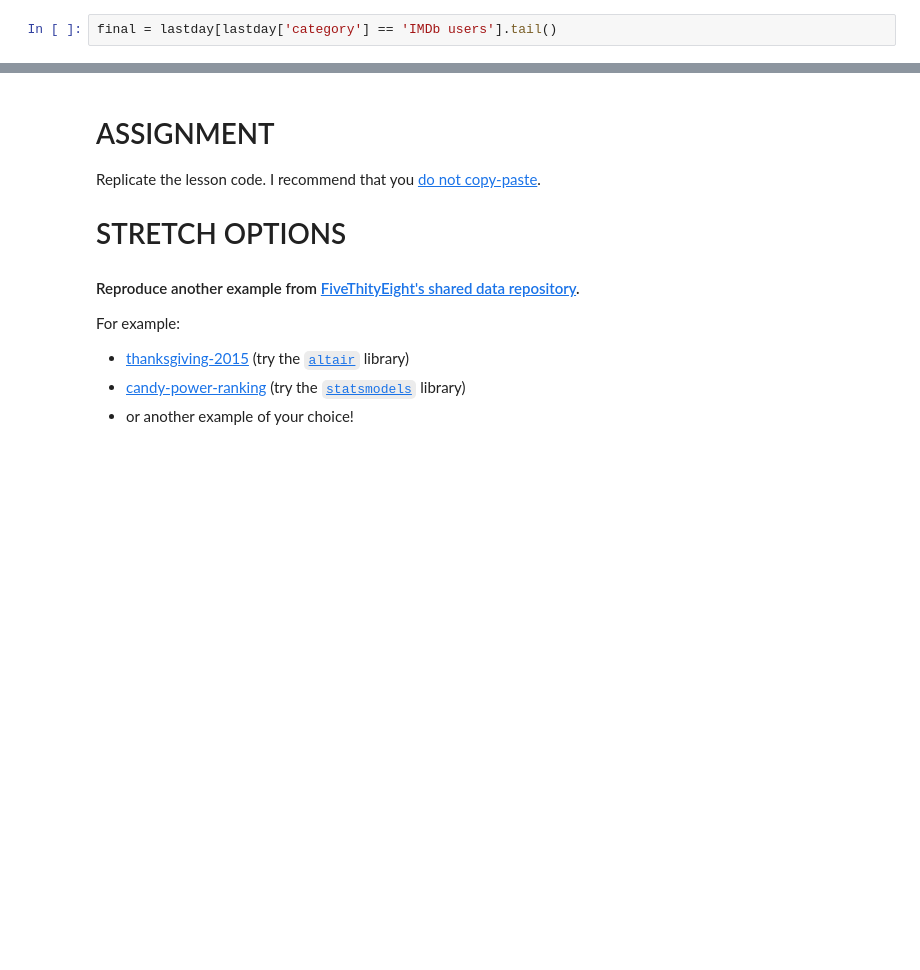
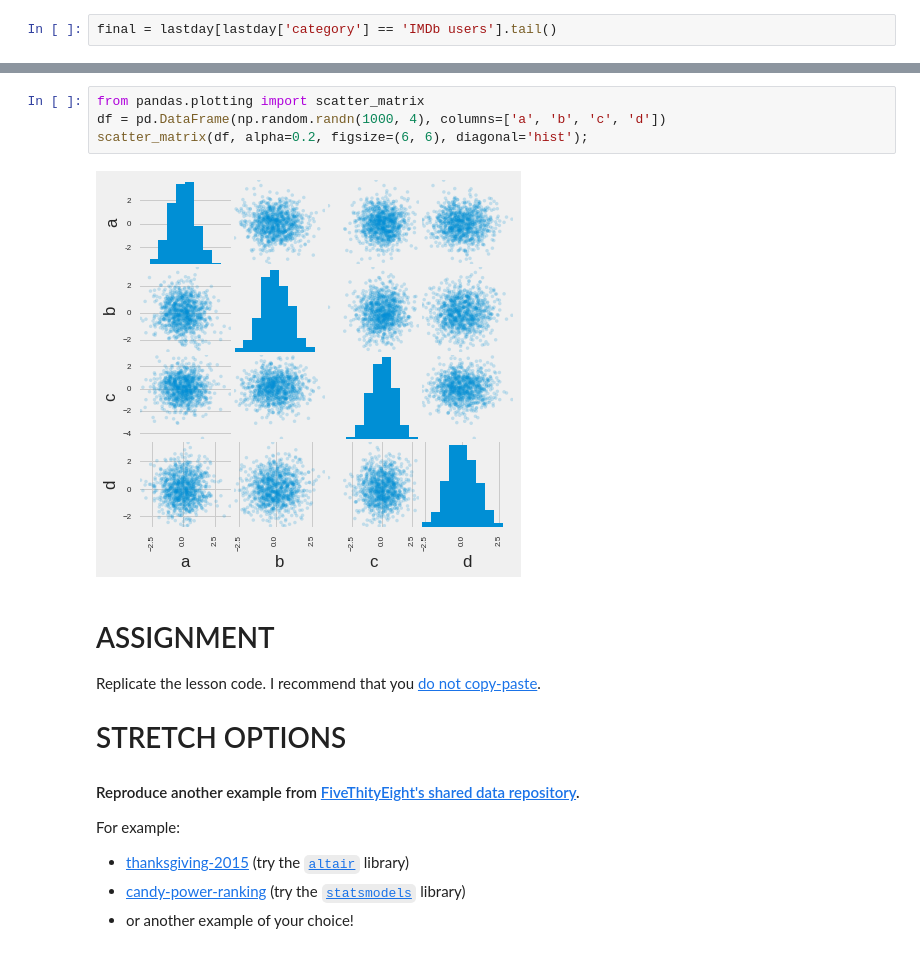
Before and after one commit to PWalis/DS-Unit-1-Sprint-3-Data-Storytelling, a Jupyter notebook: module3-make-explanatory-visualizations/LS_DS_223_Make_explanatory_visualizations.ipynb, the cells around one changed output, grey strips where cells are left out. Cells and saved outputs as stored; diff of their text form; blank space fills up the shorter version.

```diff
--- a/module3-make-explanatory-visualizations/LS_DS_223_Make_explanatory_visualizations.ipynb
+++ b/module3-make-explanatory-visualizations/LS_DS_223_Make_explanatory_visualizations.ipynb
@@ -272,3 +365,9 @@ data
+# %%
+from pandas.plotting import scatter_matrix
+df = pd.DataFrame(np.random.randn(1000, 4), columns=['a', 'b', 'c', 'd'])
+scatter_matrix(df, alpha=0.2, figsize=(6, 6), diagonal='hist');
+# %% [output]
+[figure, added]
 # %% [markdown]
 # ASSIGNMENT
 
```
Also changed, not shown: parts of 14 cells of this notebook.
